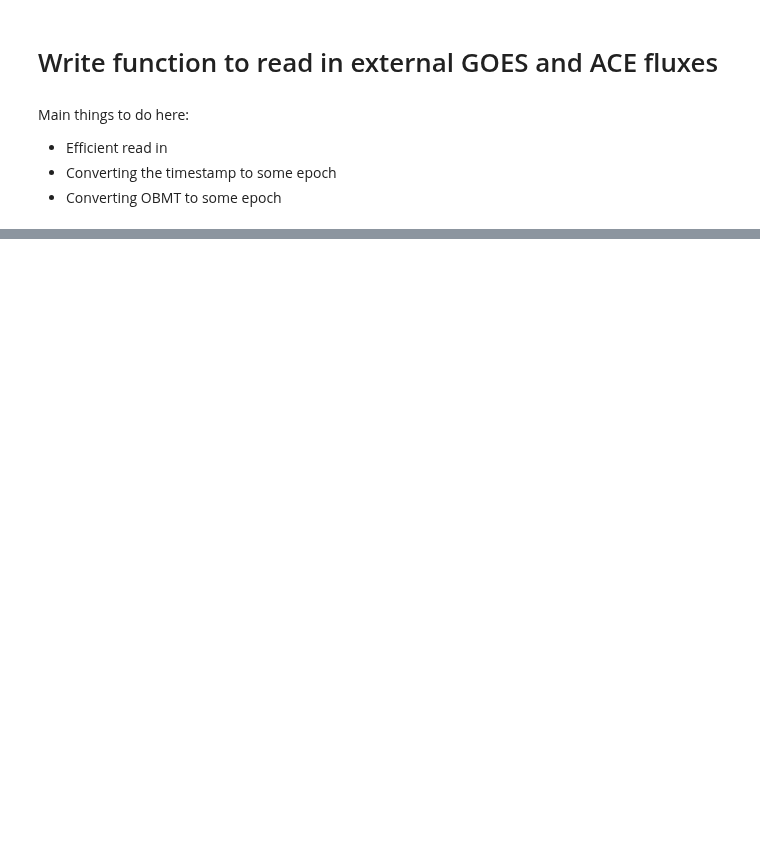
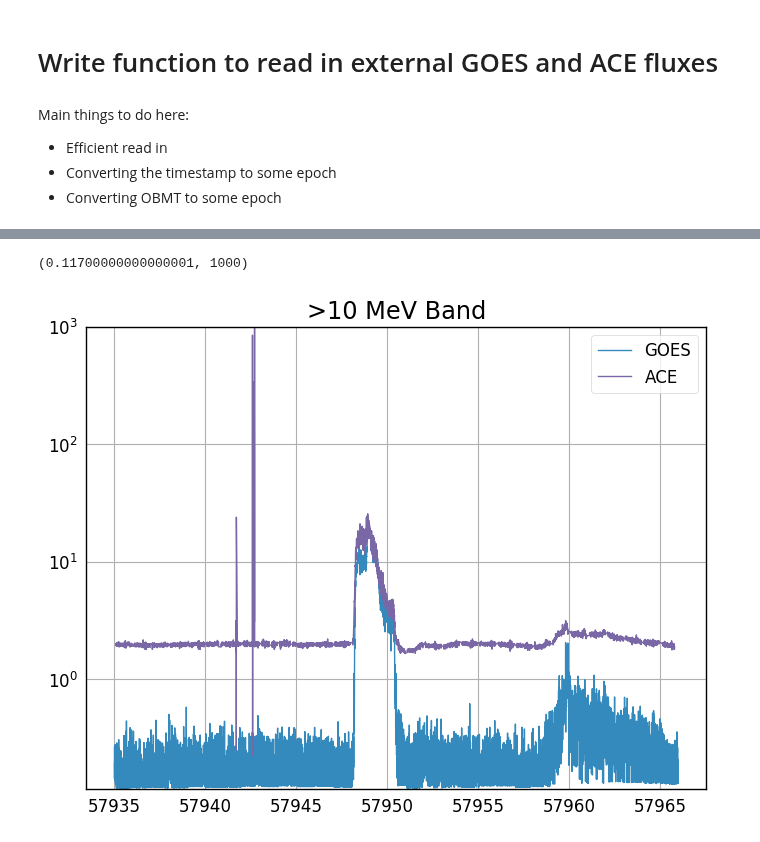
Before and after one commit to asierabreu/cosmics, a Jupyter notebook: analysis/cross-checks/read_external.ipynb, the cells around one changed output, grey strips where cells are left out. Saved outputs shown, nothing was run; the diff lists cells and outputs as text; code cells hidden in the pictures; blank space fills up the shorter version.

```diff
--- a/analysis/cross-checks/read_external.ipynb
+++ b/analysis/cross-checks/read_external.ipynb
@@ -65,0 +75,11 @@ def OBMT_apyTime(obmt_in):
+# %%
+plt.plot(t_goes.mjd[valid_goes], f_goes[2][valid_goes], label='GOES')
+plt.plot(t_ace.mjd[valid_ace], f_ace[0][valid_ace], label='ACE')
+
+plt.title(">10 MeV Band")
+plt.legend(loc='best')
+plt.yscale('log')
+plt.ylim(0,1000)
+# %% [output]
+(0.11700000000000001, 1000)
+[figure, added]
```
Also changed, not shown: parts of 7 cells of this notebook, 10 other files.
